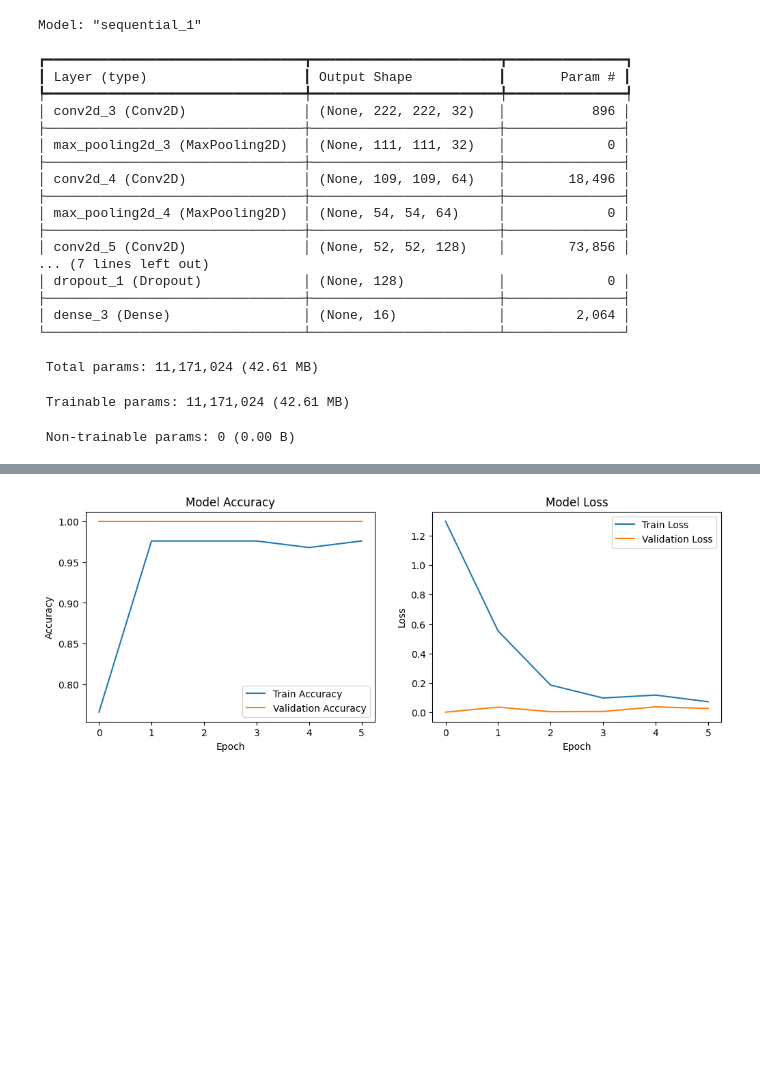
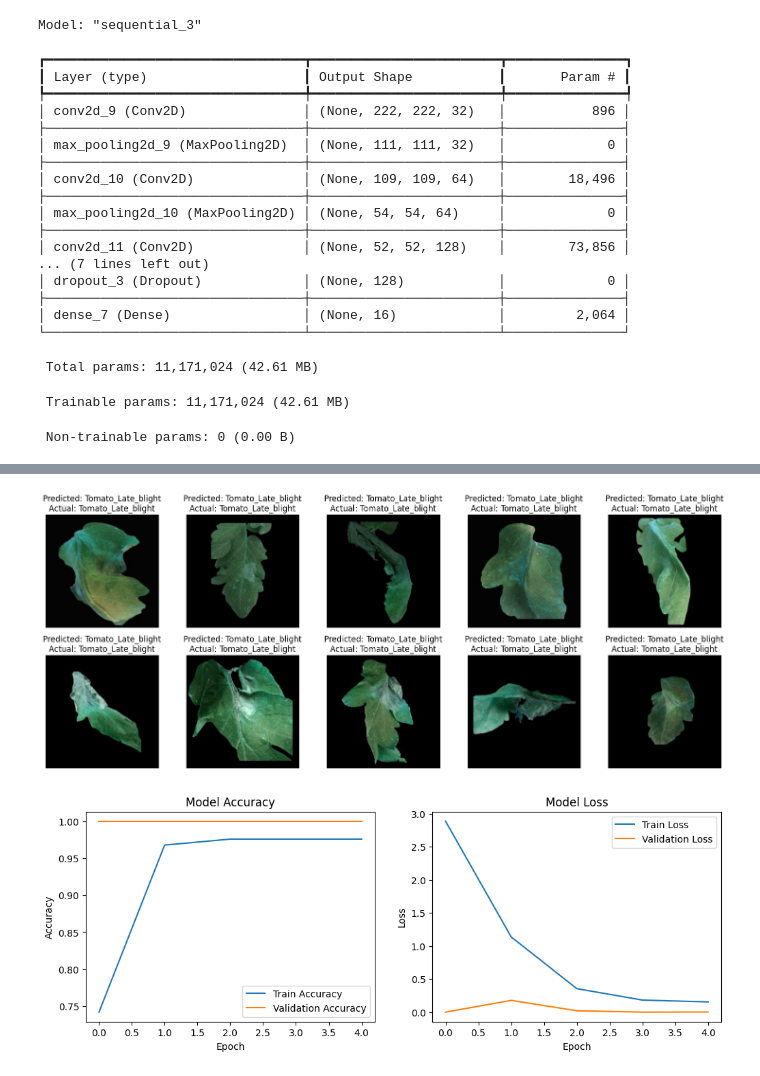
Before and after one commit to JaguarsCodehub/Ai-ML-OpenLearning, a Jupyter notebook: demo/code.ipynb, the cells around one changed output, grey strips where cells are left out. Drawn from its saved outputs; the diff is of its cells as text; code cells hidden in the pictures; blank space fills up the shorter version.

```diff
--- a/demo/code.ipynb
+++ b/demo/code.ipynb
@@ -104,7 +104,7 @@ early_stopping = EarlyStopping(monitor='val_loss', patience=5, restore_best_weig
 # Train the model
 history = model.fit(
     train_generator,
-    epochs=8,
+    epochs=5,
     validation_data=test_generator,
     callbacks=[early_stopping]
 )
@@ -112,6 +112,30 @@ history = model.fit(
 # Evaluate the model on the test set
 test_loss, test_accuracy = model.evaluate(test_generator)
 print(f'Test accuracy: {test_accuracy:.2f}')
+
+# Make predictions on the test set
+predictions = model.predict(test_generator)
+predicted_classes = np.argmax(predictions, axis=1)  # Get the class with the highest probability
+
+# Map predicted classes back to original labels
+predicted_labels = label_encoder.inverse_transform(predicted_classes)
+
+# Get the actual labels for the test set
+actual_labels = label_encoder.inverse_transform(y_test)
+
+# Function to display images with their predicted and actual labels
+def display_predictions(images, predicted_labels, actual_labels, num_images=10):
+    plt.figure(figsize=(15, 15))
+    for i in range(num_images):
+        plt.subplot(5, 5, i + 1)
+        plt.imshow(images[i] / 255.0)  # Normalize for display
+        plt.title(f'Predicted: {predicted_labels[i]}\nActual: {actual_labels[i]}')
+        plt.axis('off')
+    plt.tight_layout()
+    plt.show()
+
+# Call the function to display predictions
+display_predictions(X_test, predicted_labels, actual_labels, num_images=10)
 
 # Plot training & validation accuracy and loss
 plt.figure(figsize=(12, 4))
@@ -150,23 +174,23 @@ Images shape: (156, 224, 224, 3)
 Labels shape: (156,)
 Training set shape: (124, 224, 224, 3), (124,)
 Testing set shape: (32, 224, 224, 3), (32,)
-Model: "sequential_1"
+Model: "sequential_3"
 ┏━━━━━━━━━━━━━━━━━━━━━━━━━━━━━━━━━┳━━━━━━━━━━━━━━━━━━━━━━━━┳━━━━━━━━━━━━━━━┓
 ┃ Layer (type)                    ┃ Output Shape           ┃       Param # ┃
 ┡━━━━━━━━━━━━━━━━━━━━━━━━━━━━━━━━━╇━━━━━━━━━━━━━━━━━━━━━━━━╇━━━━━━━━━━━━━━━┩
-│ conv2d_3 (Conv2D)               │ (None, 222, 222, 32)   │           896 │
+│ conv2d_9 (Conv2D)               │ (None, 222, 222, 32)   │           896 │
 ├─────────────────────────────────┼────────────────────────┼───────────────┤
-│ max_pooling2d_3 (MaxPooling2D)  │ (None, 111, 111, 32)   │             0 │
+│ max_pooling2d_9 (MaxPooling2D)  │ (None, 111, 111, 32)   │             0 │
 ├─────────────────────────────────┼────────────────────────┼───────────────┤
-│ conv2d_4 (Conv2D)               │ (None, 109, 109, 64)   │        18,496 │
+│ conv2d_10 (Conv2D)              │ (None, 109, 109, 64)   │        18,496 │
 ├─────────────────────────────────┼────────────────────────┼───────────────┤
-│ max_pooling2d_4 (MaxPooling2D)  │ (None, 54, 54, 64)     │             0 │
+│ max_pooling2d_10 (MaxPooling2D) │ (None, 54, 54, 64)     │             0 │
 ├─────────────────────────────────┼────────────────────────┼───────────────┤
-│ conv2d_5 (Conv2D)               │ (None, 52, 52, 128)    │        73,856 │
+│ conv2d_11 (Conv2D)              │ (None, 52, 52, 128)    │        73,856 │
 ... (7 lines left out)
-│ dropout_1 (Dropout)             │ (None, 128)            │             0 │
+│ dropout_3 (Dropout)             │ (None, 128)            │             0 │
 ├─────────────────────────────────┼────────────────────────┼───────────────┤
-│ dense_3 (Dense)                 │ (None, 16)             │         2,064 │
+│ dense_7 (Dense)                 │ (None, 16)             │         2,064 │
 └─────────────────────────────────┴────────────────────────┴───────────────┘
  Total params: 11,171,024 (42.61 MB)
  Trainable params: 11,171,024 (42.61 MB)
@@ -188 +211,2 @@ Test accuracy: 1.00
-[figure, old version]
+[figure, new version]
+[figure, added]
```
Also changed, not shown: parts of 1 cell of this notebook.
